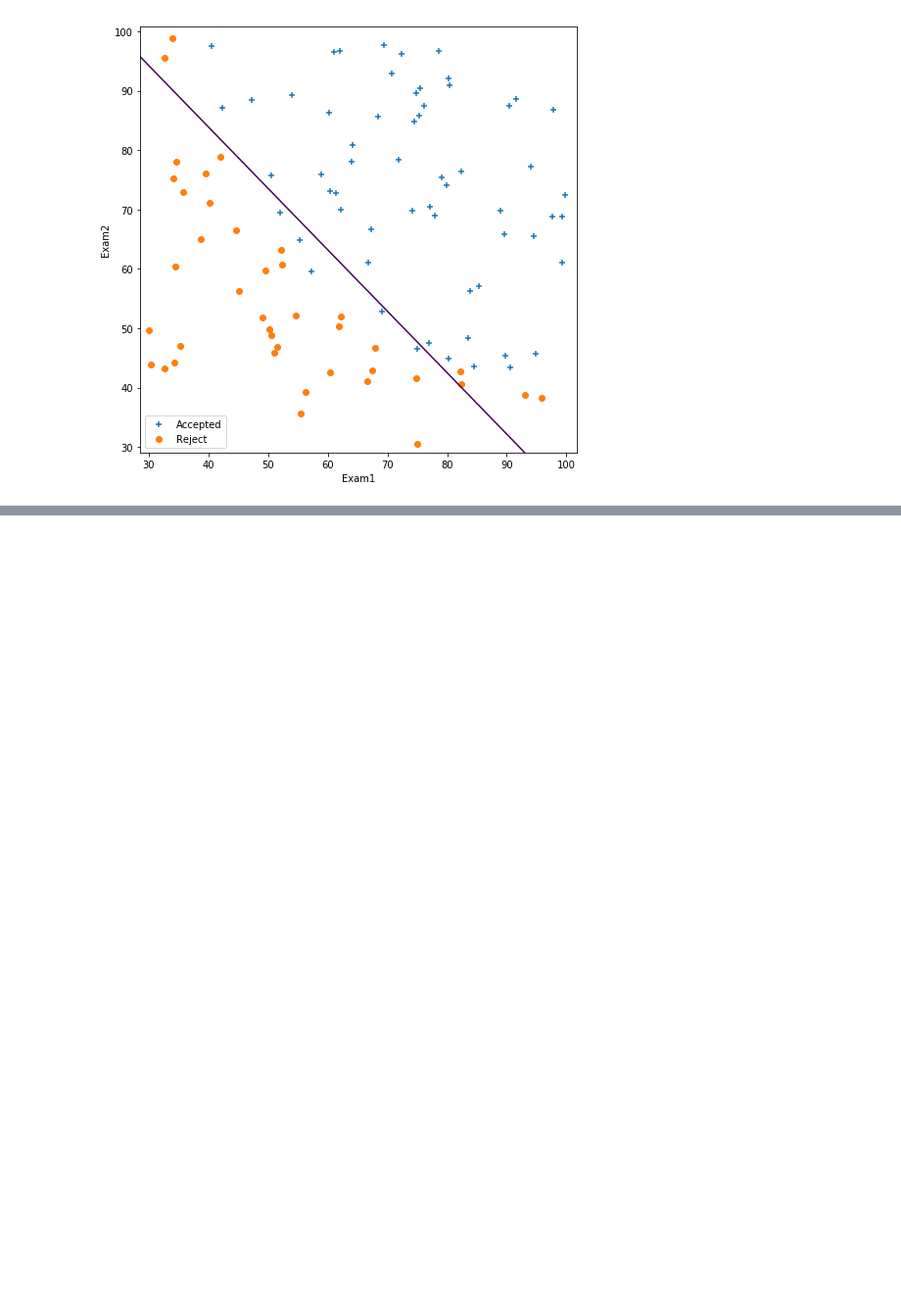
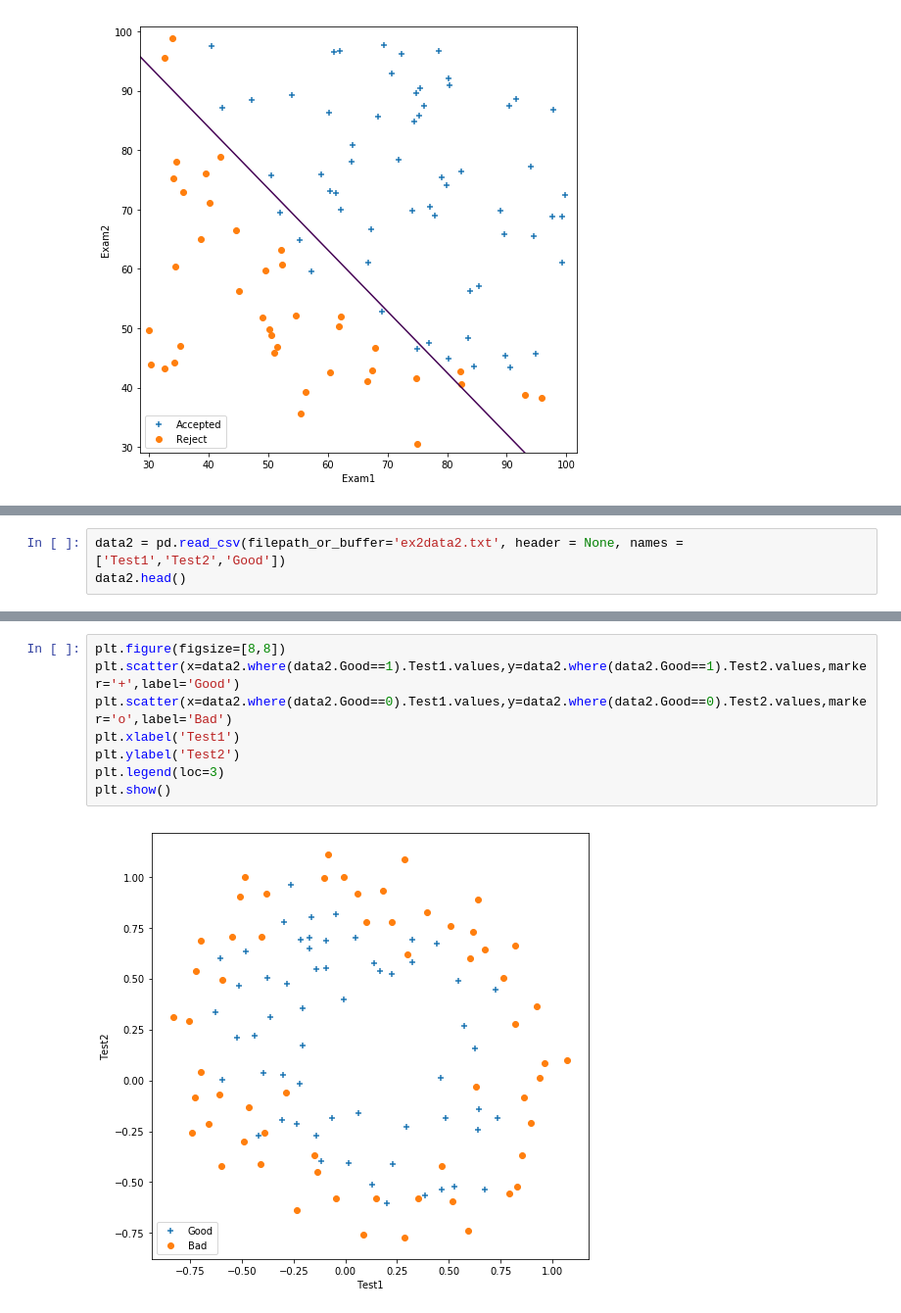
Before and after one commit to jbf81tb/Machine_learning_projects, a Jupyter notebook: Coursera_machine_learning/Exercise_2.ipynb, the cells around one changed output, grey strips where cells are left out. Shown at 98% size. Cells and saved outputs as stored; diff of their text form; blank space fills up the shorter version.

```diff
--- a/Coursera_machine_learning/Exercise_2.ipynb
+++ b/Coursera_machine_learning/Exercise_2.ipynb
@@ -80,0 +145,3 @@ plt.show()
+# %%
+data2 = pd.read_csv(filepath_or_buffer='ex2data2.txt', header = None, names = ['Test1','Test2','Good'])
+data2.head()
@@ -80,0 +155,10 @@ plt.show()
+# %%
+plt.figure(figsize=[8,8])
+plt.scatter(x=data2.where(data2.Good==1).Test1.values,y=data2.where(data2.Good==1).Test2.values,marker='+',label='Good')
+plt.scatter(x=data2.where(data2.Good==0).Test1.values,y=data2.where(data2.Good==0).Test2.values,marker='o',label='Bad')
+plt.xlabel('Test1')
+plt.ylabel('Test2')
+plt.legend(loc=3)
+plt.show()
+# %% [output]
+[figure, added]
```
Also changed, not shown: parts of 21 cells of this notebook.
